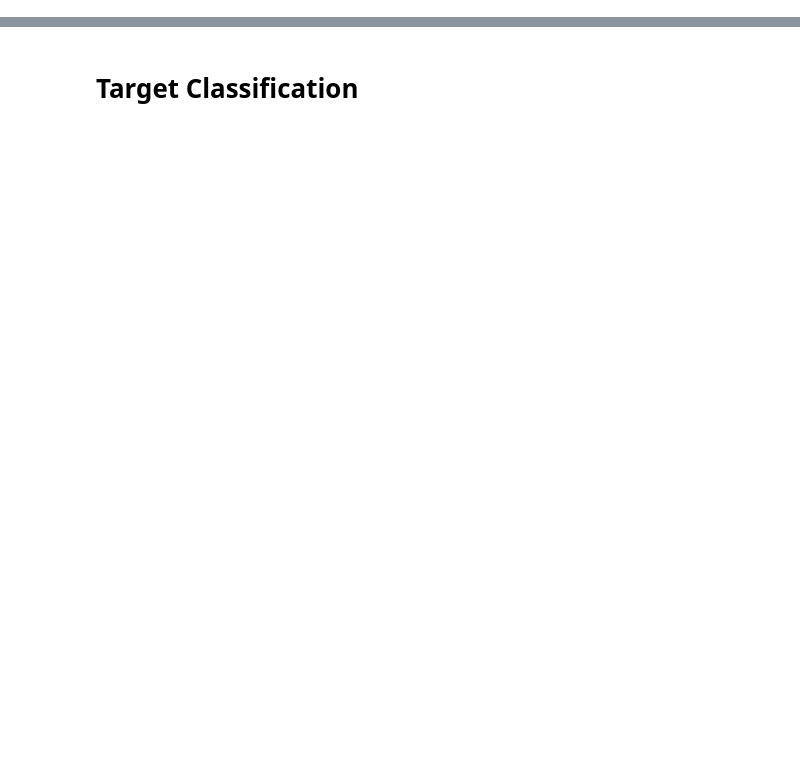
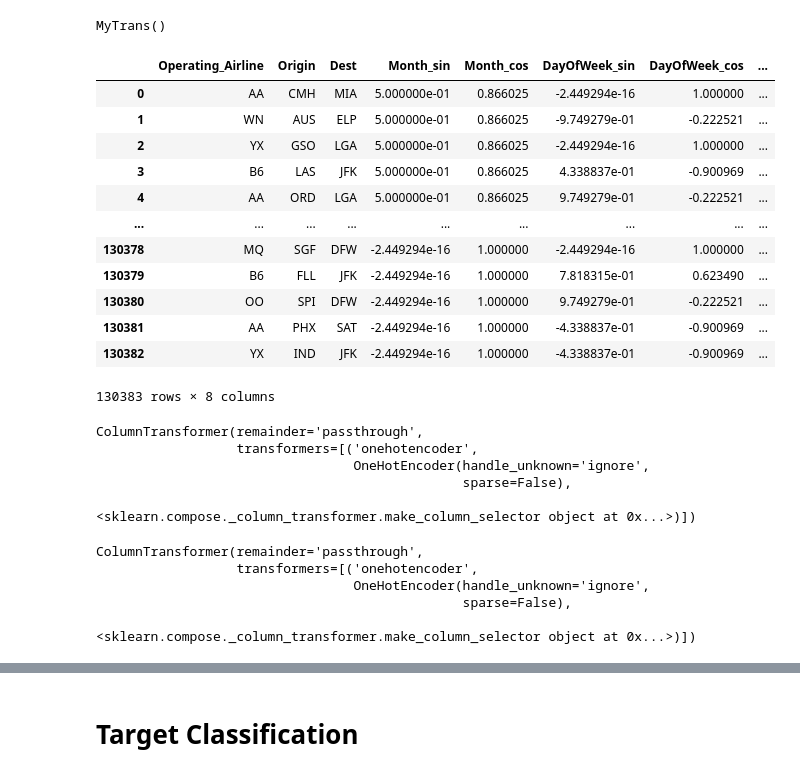
Before and after one commit to mariajoi/flightdelay, a Jupyter notebook: notebooks/mariajoi_modeltest.ipynb, the cells around one changed output, grey strips where cells are left out. Drawn from its saved outputs; the diff is of its cells as text; code cells hidden in the pictures; blank space fills up the shorter version.

```diff
--- a/notebooks/mariajoi_modeltest.ipynb
+++ b/notebooks/mariajoi_modeltest.ipynb
@@ -17,0 +19,15 @@ X[int64_columns] = X[int64_columns].astype('int16')
+# %%
+df = pd.read_csv("../data/130k_zeros_removed.csv")
+df = df.drop("Unnamed: 0", axis = 1)
+# %%
+
+X = df.drop(columns=['Tail_Number', 'CarrierDelay', 'WeatherDelay', 'NASDelay',
+       'SecurityDelay', 'LateAircraftDelay',
+             'Distance', 'ArrTime', 'ArrDelay', 'ArrDelayMinutes', 'ArrDel15',
+       'ArrivalDelayGroups','CRSDepTime', 'CRSArrTime' , 'Cancelled', 'CancellationCode',
+       'Diverted', 'CRSElapsedTime', 'ActualElapsedTime', 'AirTime', 'DepTime', 'DepDelay',
+       'DepDelayMinutes', 'DepDel15', 'DepartureDelayGroups',
+        'DestCityName', 'DestState', 'OriginCityName', 'OriginState', 'DestAirportID',
+     'Flight_Number_Operating_Airline', 'OriginAirportID','FlightDate','DayofMonth'])
+
+X.head(5)
@@ -17,0 +45,40 @@ X[int64_columns] = X[int64_columns].astype('int16')
+# %%
+trans = MyTrans()
+trans.fit(X)
+# %% [output]
+MyTrans()
+# %%
+X_trans = trans.transform(X)
+X_trans = X_trans.drop(columns=['groups_ArrTimeBlk', 'DistanceGroup'])
+X_trans
+# %% [output]
+|  | Operating_Airline | Origin | Dest | Month_sin | Month_cos | DayOfWeek_sin | DayOfWeek_cos | ... |
+| 0 | AA | CMH | MIA | 5.000000e-01 | 0.866025 | -2.449294e-16 | 1.000000 | ... |
+| 1 | WN | AUS | ELP | 5.000000e-01 | 0.866025 | -9.749279e-01 | -0.222521 | ... |
+| 2 | YX | GSO | LGA | 5.000000e-01 | 0.866025 | -2.449294e-16 | 1.000000 | ... |
+| 3 | B6 | LAS | JFK | 5.000000e-01 | 0.866025 | 4.338837e-01 | -0.900969 | ... |
+| 4 | AA | ORD | LGA | 5.000000e-01 | 0.866025 | 9.749279e-01 | -0.222521 | ... |
+| ... | ... | ... | ... | ... | ... | ... | ... | ... |
+| 130378 | MQ | SGF | DFW | -2.449294e-16 | 1.000000 | -2.449294e-16 | 1.000000 | ... |
+| 130379 | B6 | FLL | JFK | -2.449294e-16 | 1.000000 | 7.818315e-01 | 0.623490 | ... |
+| 130380 | OO | SPI | DFW | -2.449294e-16 | 1.000000 | 9.749279e-01 | -0.222521 | ... |
+| 130381 | AA | PHX | SAT | -2.449294e-16 | 1.000000 | -4.338837e-01 | -0.900969 | ... |
+| 130382 | YX | IND | JFK | -2.449294e-16 | 1.000000 | -4.338837e-01 | -0.900969 | ... |
+130383 rows × 8 columns
+# %%
+preproc = pickle.load(open("../pickle/preproc_nottrans_notfit_.pkl","rb"))
+preproc
+# %% [output]
+ColumnTransformer(remainder='passthrough',
+                  transformers=[('onehotencoder',
+                                 OneHotEncoder(handle_unknown='ignore',
+                                               sparse=False),
+                                 <sklearn.compose._column_transformer.make_column_selector object at 0x...>)])
+# %%
+preproc.fit(X_trans)
+# %% [output]
+ColumnTransformer(remainder='passthrough',
+                  transformers=[('onehotencoder',
+                                 OneHotEncoder(handle_unknown='ignore',
+                                               sparse=False),
+                                 <sklearn.compose._column_transformer.make_column_selector object at 0x...>)])
```
Also changed, not shown: parts of 56 cells of this notebook.
